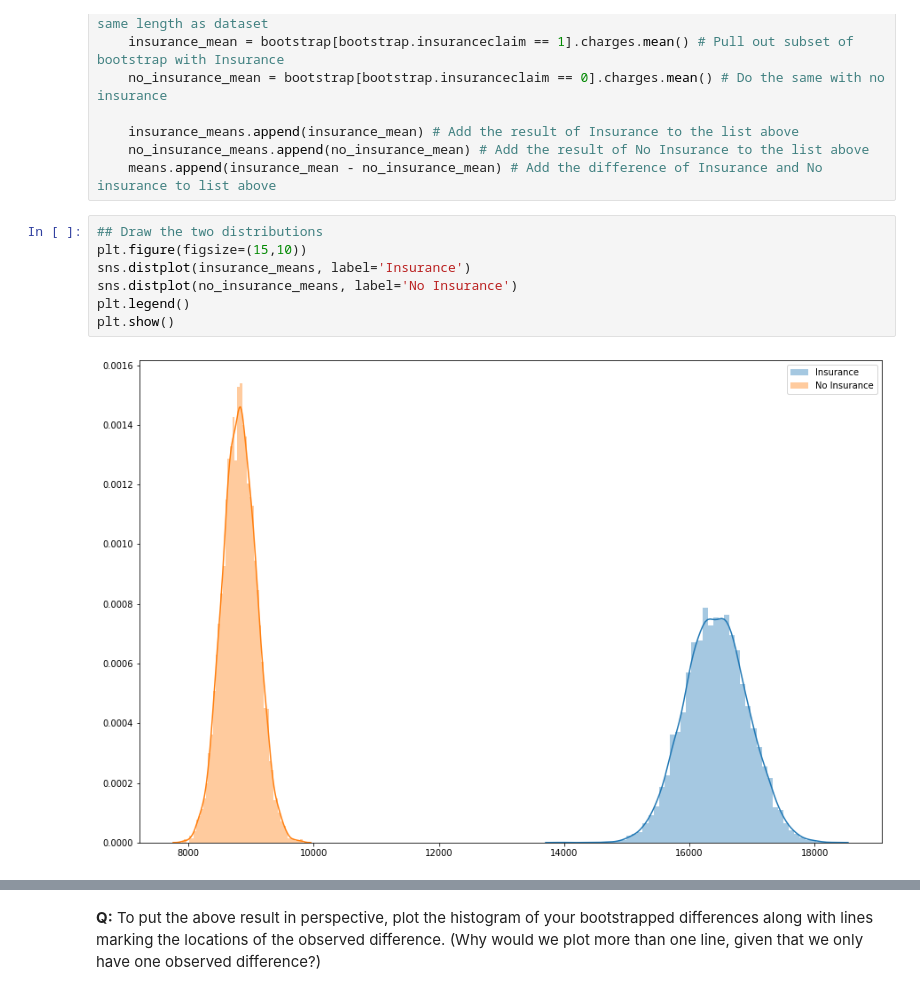
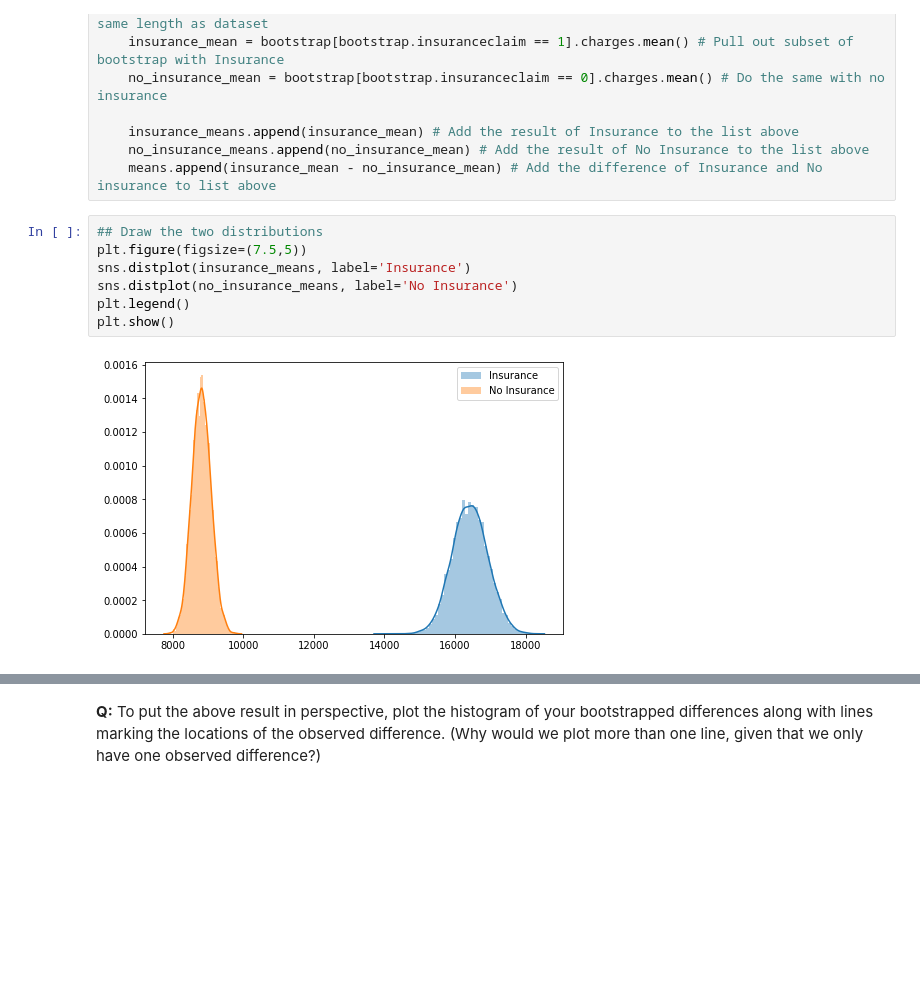
Before and after one commit to dudikbender/springboard, a Jupyter notebook: Bootstrap_Inference_Mini-Project8.19/inferential_statistics_2-Q.ipynb, the cells around one changed output, grey strips where cells are left out. Drawn from its saved outputs; the diff is of its cells as text; blank space fills up the shorter version.

```diff
--- a/Bootstrap_Inference_Mini-Project8.19/inferential_statistics_2-Q.ipynb
+++ b/Bootstrap_Inference_Mini-Project8.19/inferential_statistics_2-Q.ipynb
@@ -133,10 +133,10 @@ for _ in range(sample_size):
     means.append(insurance_mean - no_insurance_mean) # Add the difference of Insurance and No insurance to list above
 # %%
 ## Draw the two distributions
-plt.figure(figsize=(15,10))
+plt.figure(figsize=(7.5,5))
 sns.distplot(insurance_means, label='Insurance')
 sns.distplot(no_insurance_means, label='No Insurance')
 plt.legend()
 plt.show()
 # %% [output]
-[figure, old version]
+[figure, new version]
```
Also changed, not shown: parts of 15 cells of this notebook.
